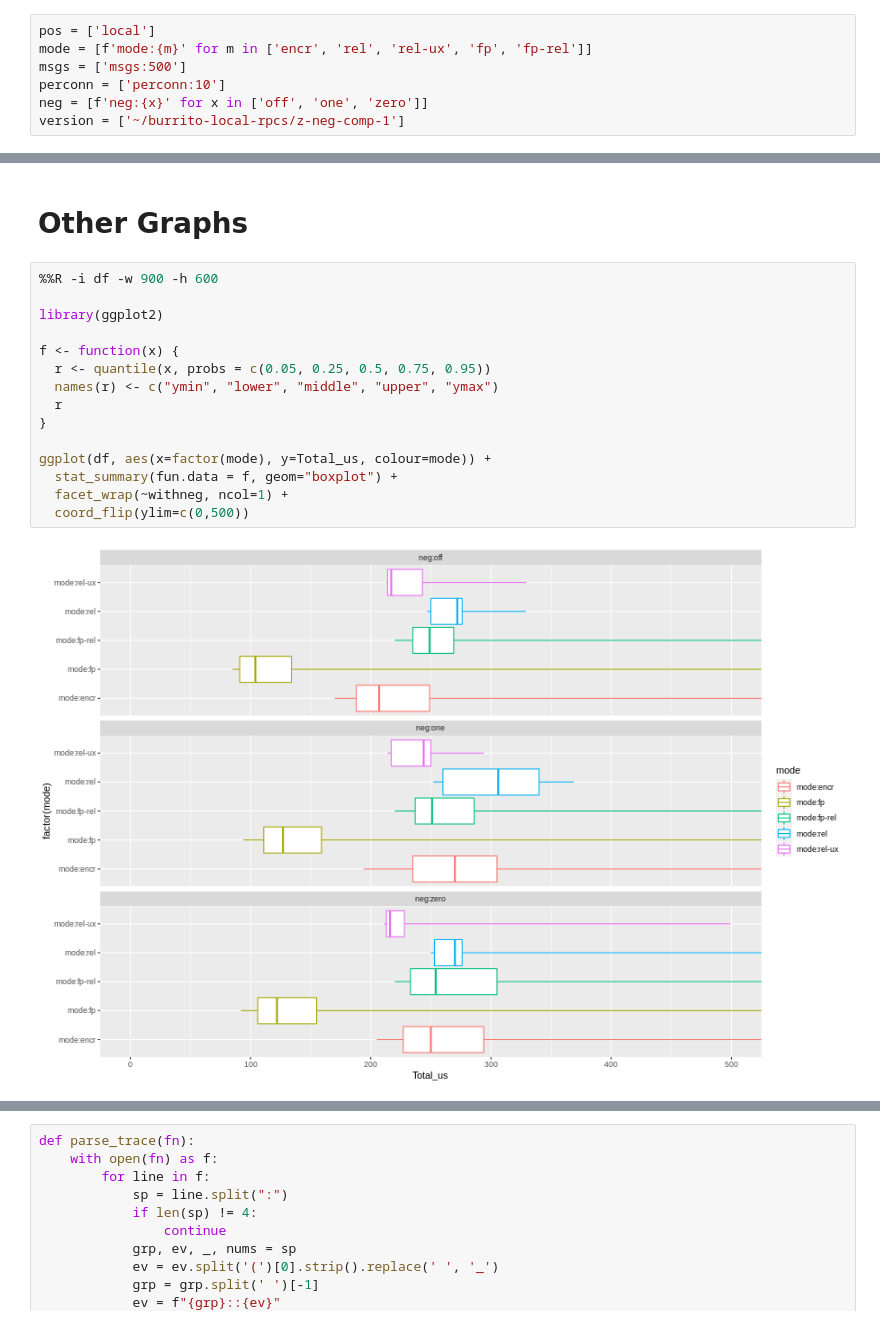
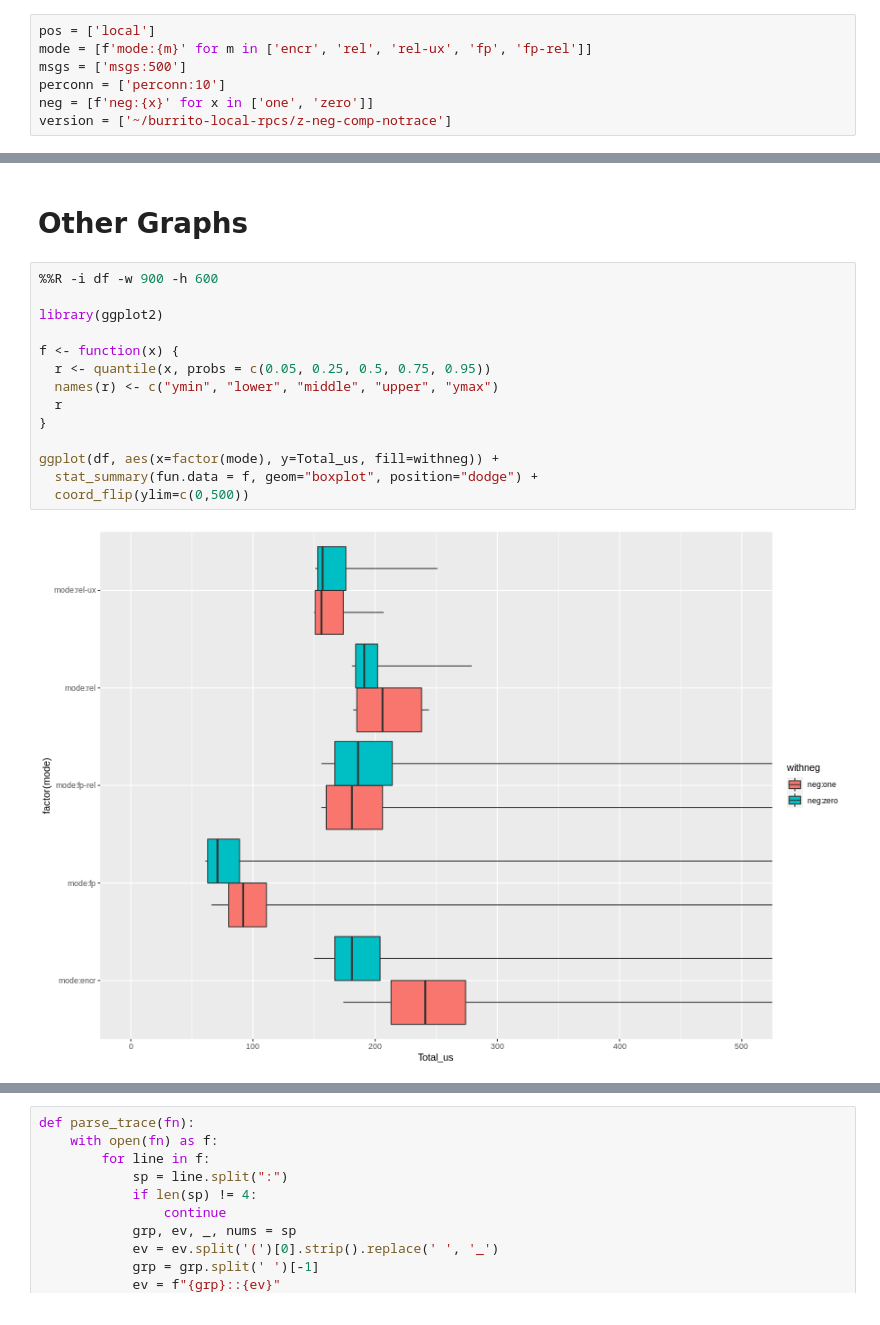
Before and after one commit to akshayknarayan/burrito, a Jupyter notebook: scripts/local-fastpath.ipynb, the cells around one changed output, grey strips where cells are left out. Cells and saved outputs as stored; diff of their text form.

```diff
--- a/scripts/local-fastpath.ipynb
+++ b/scripts/local-fastpath.ipynb
@@ -58,8 +58,8 @@ pos = ['local']
 mode = [f'mode:{m}' for m in ['encr', 'rel', 'rel-ux', 'fp', 'fp-rel']]
 msgs = ['msgs:500']
 perconn = ['perconn:10']
-neg = [f'neg:{x}' for x in ['off', 'one', 'zero']]
-version = ['~/burrito-local-rpcs/z-neg-comp-1']
+neg = [f'neg:{x}' for x in ['one', 'zero']]
+version = ['~/burrito-local-rpcs/z-neg-comp-notrace']
 # %%
 df = None
 for d in version:
@@ -139,17 +139,16 @@ ggplot(norel, aes(x=interaction(mode, location), y=Total_us, fill=location)) +
 # %%
 %%R -i df -w 900 -h 600
 
 library(ggplot2)
 
 f <- function(x) {
   r <- quantile(x, probs = c(0.05, 0.25, 0.5, 0.75, 0.95))
   names(r) <- c("ymin", "lower", "middle", "upper", "ymax")
   r
 }
 
-ggplot(df, aes(x=factor(mode), y=Total_us, colour=mode)) +
-  stat_summary(fun.data = f, geom="boxplot") +
-  facet_wrap(~withneg, ncol=1) +
+ggplot(df, aes(x=factor(mode), y=Total_us, fill=withneg)) +
+  stat_summary(fun.data = f, geom="boxplot", position="dodge") +
   coord_flip(ylim=c(0,500))
 # %% [output]
-[figure, old version]
+[figure, new version]
```
Also changed, not shown: parts of 6 cells of this notebook, 4 other files.
